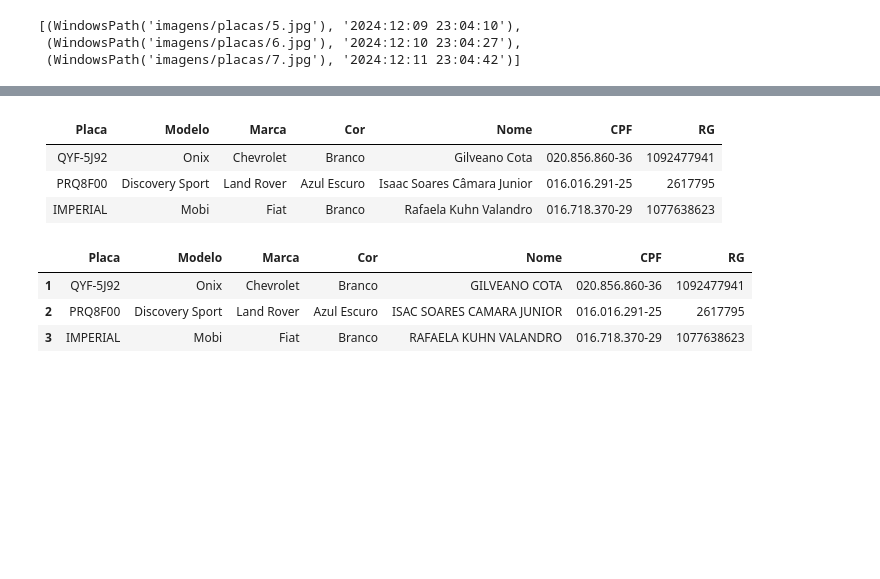
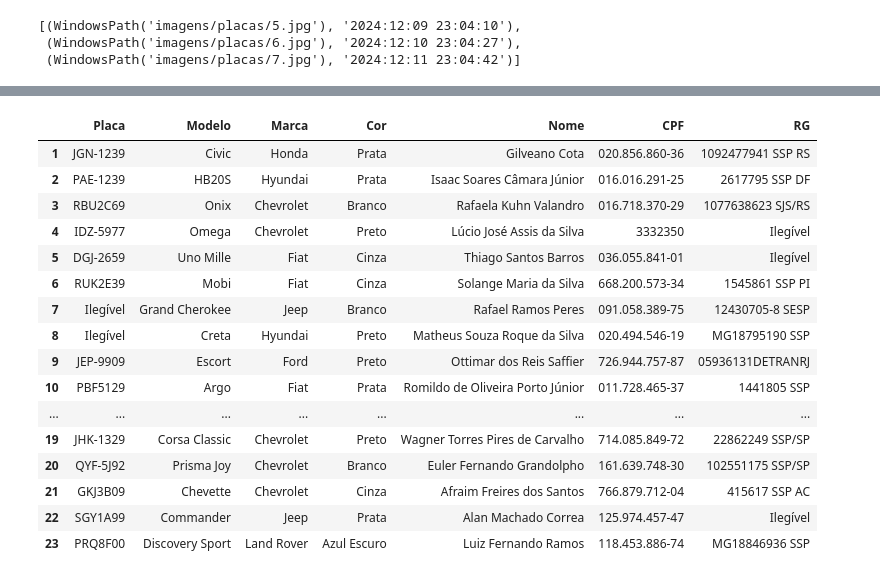
Before and after one commit to isaccjr/GuardhouseAutomation, a Jupyter notebook: guard automation.ipynb, the cells around one changed output, grey strips where cells are left out. Drawn from its saved outputs; the diff is of its cells as text; code cells hidden in the pictures; blank space fills up the shorter version.

```diff
--- a/automação guarda.ipynb
+++ b/guard automation.ipynb
@@ -439,25 +456,32 @@ print(output)
-# %% [markdown]
-| Placa    | Modelo     | Marca    | Cor      | Nome                  | CPF              | RG            |
-| -------- | ---------- | -------- | -------- | --------------------- | ---------------- | ------------- |
-| QYF-5J92 | Onix       | Chevrolet | Branco   | Gilveano Cota        | 020.856.860-36 | 1092477941   |
-| PRQ8F00  | Discovery Sport | Land Rover | Azul Escuro | Isaac Soares Câmara Junior | 016.016.291-25 | 2617795      |
-| IMPERIAL | Mobi       | Fiat     | Branco   | Rafaela Kuhn Valandro | 016.718.370-29 | 1077638623   |
 # %%
 import pandas as pd
 from io import StringIO
 
 # Converter a saída para um DataFrame do pandas
 output_io = StringIO(output)
-df = pd.read_table(output_io, sep="|", skiprows=0, skipinitialspace=True)
+df = pd.read_table(output_io, sep="|", skiprows=0, skipinitialspace=True).reindex()
 # Remover colunas vazias
 df = df.dropna(axis=1, how='all')
 df.drop(index=0,inplace=True)
 # Salvar como arquivo Excel
 df.to_excel("output.xlsx", index=False, engine='openpyxl')
-# %%
-df.drop(index=0)
-# %% [output]
-|  | Placa | Modelo | Marca | Cor | Nome | CPF | RG |
-| 1 | QYF-5J92 | Onix | Chevrolet | Branco | GILVEANO COTA | 020.856.860-36 | 1092477941 |
-| 2 | PRQ8F00 | Discovery Sport | Land Rover | Azul Escuro | ISAC SOARES CAMARA JUNIOR | 016.016.291-25 | 2617795 |
-| 3 | IMPERIAL | Mobi | Fiat | Branco | RAFAELA KUHN VALANDRO | 016.718.370-29 | 1077638623 |
+# %%
+df
+# %% [output]
+|  | Placa | Modelo | Marca | Cor | Nome | CPF | RG |
+| 1 | JGN-1239 | Civic | Honda | Prata | Gilveano Cota | 020.856.860-36 | 1092477941 SSP RS |
+| 2 | PAE-1239 | HB20S | Hyundai | Prata | Isaac Soares Câmara Júnior | 016.016.291-25 | 2617795 SSP DF |
+| 3 | RBU2C69 | Onix | Chevrolet | Branco | Rafaela Kuhn Valandro | 016.718.370-29 | 1077638623 SJS/RS |
+| 4 | IDZ-5977 | Omega | Chevrolet | Preto | Lúcio José Assis da Silva | 3332350 | Ilegível |
+| 5 | DGJ-2659 | Uno Mille | Fiat | Cinza | Thiago Santos Barros | 036.055.841-01 | Ilegível |
+| 6 | RUK2E39 | Mobi | Fiat | Cinza | Solange Maria da Silva | 668.200.573-34 | 1545861 SSP PI |
+| 7 | Ilegível | Grand Cherokee | Jeep | Branco | Rafael Ramos Peres | 091.058.389-75 | 12430705-8 SESP |
+| 8 | Ilegível | Creta | Hyundai | Preto | Matheus Souza Roque da Silva | 020.494.546-19 | MG18795190 SSP |
+| 9 | JEP-9909 | Escort | Ford | Preto | Ottimar dos Reis Saffier | 726.944.757-87 | 05936131DETRANRJ |
+| 10 | PBF5129 | Argo | Fiat | Prata | Romildo de Oliveira Porto Júnior | 011.728.465-37 | 1441805 SSP |
+| ... | ... | ... | ... | ... | ... | ... | ... |
+| 19 | JHK-1329 | Corsa Classic | Chevrolet | Preto | Wagner Torres Pires de Carvalho | 714.085.849-72 | 22862249 SSP/SP |
+| 20 | QYF-5J92 | Prisma Joy | Chevrolet | Branco | Euler Fernando Grandolpho | 161.639.748-30 | 102551175 SSP/SP |
+| 21 | GKJ3B09 | Chevette | Chevrolet | Cinza | Afraim Freires dos Santos | 766.879.712-04 | 415617 SSP AC |
+| 22 | SGY1A99 | Commander | Jeep | Prata | Alan Machado Correa | 125.974.457-47 | Ilegível |
+| 23 | PRQ8F00 | Discovery Sport | Land Rover | Azul Escuro | Luiz Fernando Ramos | 118.453.886-74 | MG18846936 SSP |
```
Also changed, not shown: parts of 1 cell of this notebook.
